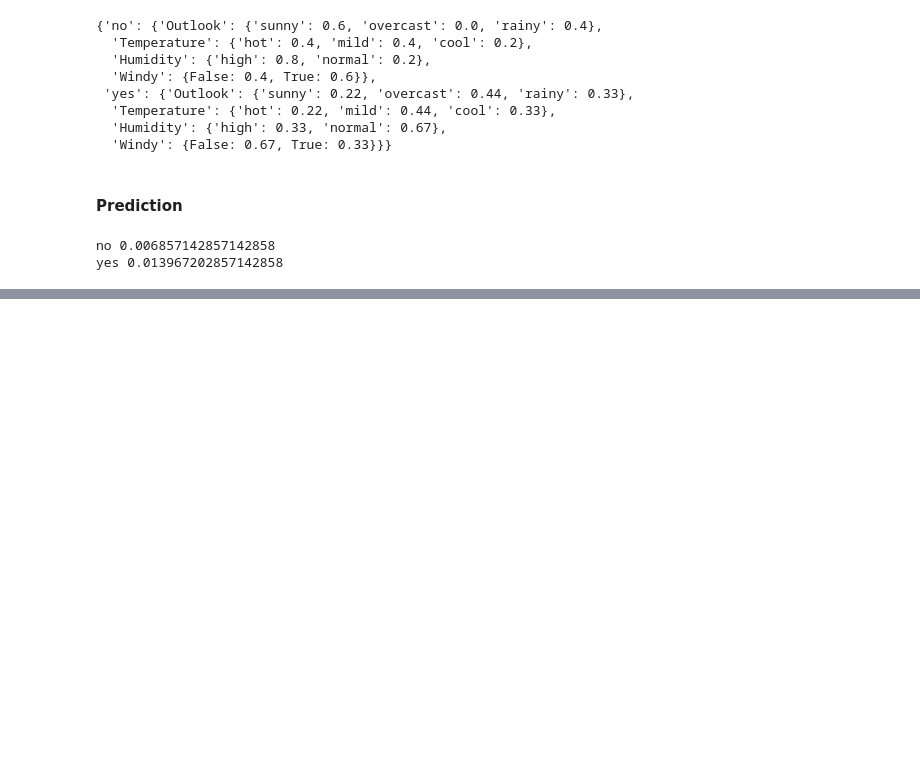
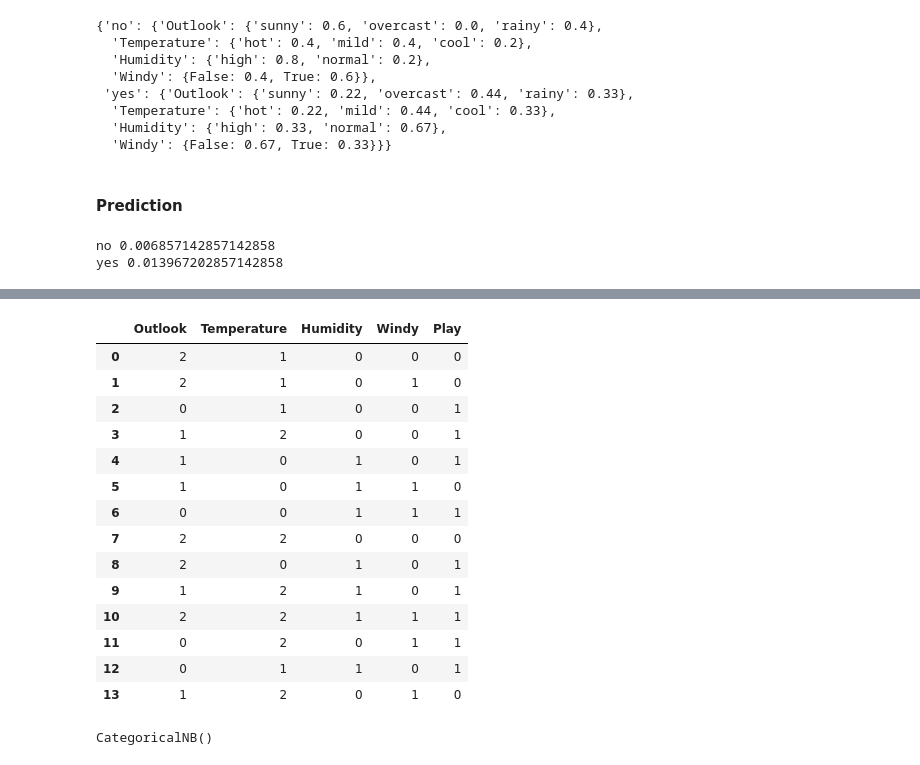
Before and after one commit to AkshayKohad/ML-Tutorial, a Jupyter notebook: Naive_Bayes.ipynb, the cells around one changed output, grey strips where cells are left out. Saved outputs shown, nothing was run; the diff lists cells and outputs as text; code cells hidden in the pictures; blank space fills up the shorter version.

```diff
--- a/Naive_Bayes.ipynb
+++ b/Naive_Bayes.ipynb
@@ -163,0 +171,30 @@ yes 0.013967202857142858
+# %%
+le2 = LabelEncoder()
+golf['Temperature'] = le2.fit_transform(golf['Temperature'])
+# %%
+le3 = LabelEncoder()
+golf['Humidity'] = le3.fit_transform(golf['Humidity'])
+# %%
+le4 = LabelEncoder()
+golf['Windy'] = le4.fit_transform(golf['Windy'])
+# %%
+le5 = LabelEncoder()
+golf['Play'] = le5.fit_transform(golf['Play'])
+# %%
+golf
+# %% [output]
+|  | Outlook | Temperature | Humidity | Windy | Play |
+| 0 | 2 | 1 | 0 | 0 | 0 |
+| 1 | 2 | 1 | 0 | 1 | 0 |
+| 2 | 0 | 1 | 0 | 0 | 1 |
+| 3 | 1 | 2 | 0 | 0 | 1 |
+| 4 | 1 | 0 | 1 | 0 | 1 |
+| 5 | 1 | 0 | 1 | 1 | 0 |
+| 6 | 0 | 0 | 1 | 1 | 1 |
+| 7 | 2 | 2 | 0 | 0 | 0 |
+| 8 | 2 | 0 | 1 | 0 | 1 |
+| 9 | 1 | 2 | 1 | 0 | 1 |
+| 10 | 2 | 2 | 1 | 1 | 1 |
+| 11 | 0 | 2 | 0 | 1 | 1 |
+| 12 | 0 | 1 | 1 | 0 | 1 |
+| 13 | 1 | 2 | 0 | 1 | 0 |
@@ -163,0 +208,4 @@ yes 0.013967202857142858
+# %%
+model.fit(X,y)
+# %% [output]
+CategoricalNB()
```
Also changed, not shown: parts of 14 cells of this notebook.
